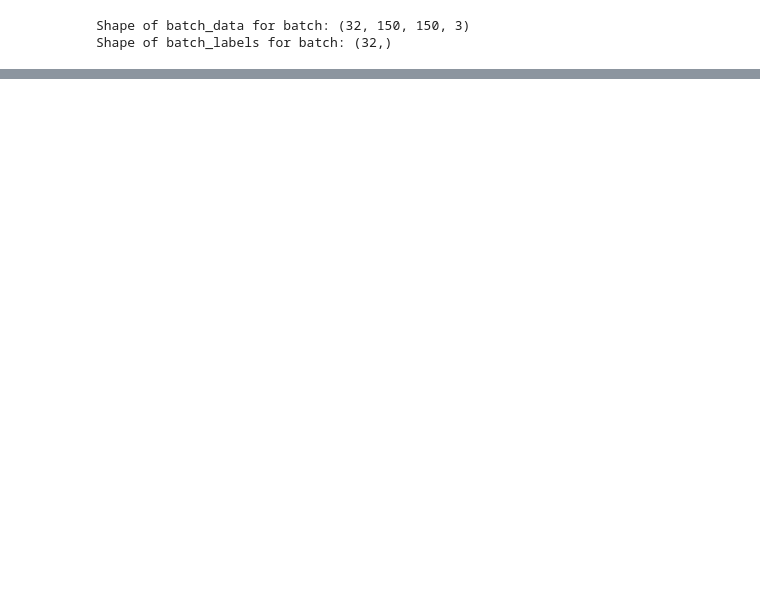
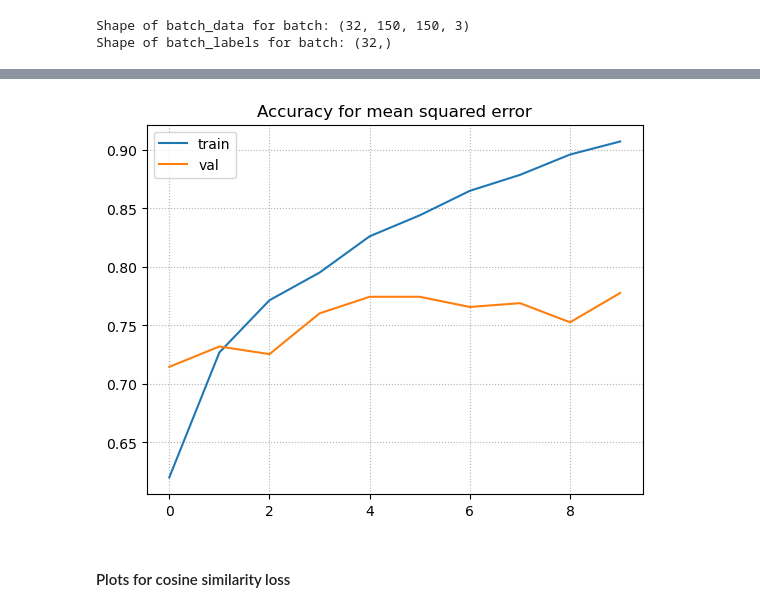
Before and after one commit to capac/ml-zoomcamp, a Jupyter notebook: 2023/homework/08/homework_08.ipynb, the cells around one changed output, grey strips where cells are left out. Drawn from its saved outputs; the diff is of its cells as text; code cells hidden in the pictures; blank space fills up the shorter version.

```diff
--- a/2023/homework/08/homework_08.ipynb
+++ b/2023/homework/08/homework_08.ipynb
@@ -82,0 +211,17 @@ model.add(Dense(1, activation='sigmoid'))
+# %%
+model = Sequential()
+model.trainable = True
+model.add(Input(shape=input_shape))
+model.add(Conv2D(filters=32,
+                 kernel_size=(3, 3),
+                 activation='relu'))
+model.add(MaxPooling2D(pool_size=(2, 2)))
+model.add(Flatten())
+model.add(Dense(64, activation='relu'))
+model.add(Dense(1, activation='sigmoid'))
+# %%
+loss='mean_squared_error'
+model.compile(optimizer = SGD(learning_rate=learning_rate, momentum=momentum),
+              loss=loss, metrics = ['accuracy'])
+# %%
+history = model.fit(train_ds, validation_data=test_ds, epochs=10)
@@ -82,0 +249,11 @@ model.add(Dense(1, activation='sigmoid'))
+# %%
+plt.plot(history.history['accuracy'], label='train')
+plt.plot(history.history['val_accuracy'], label='val')
+plt.title('Accuracy for mean squared error')
+plt.legend()
+plt.grid(linestyle=':')
+plt.show()
+# %% [output]
+[figure, added]
+# %% [markdown]
+#### Plots for cosine similarity loss
```
Also changed, not shown: parts of 37 cells of this notebook.
